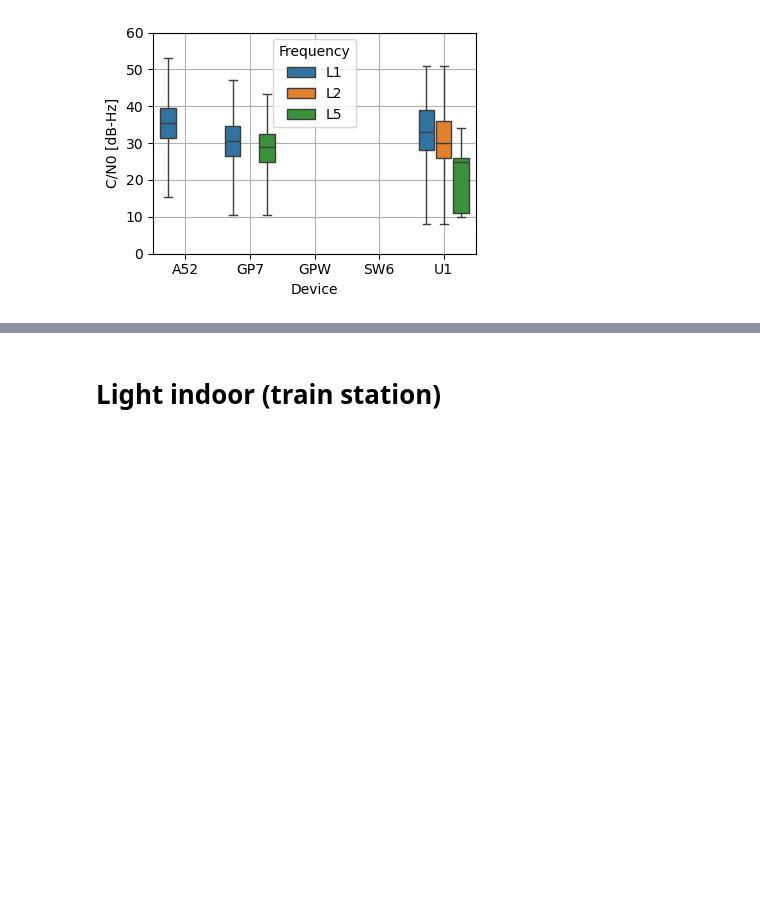
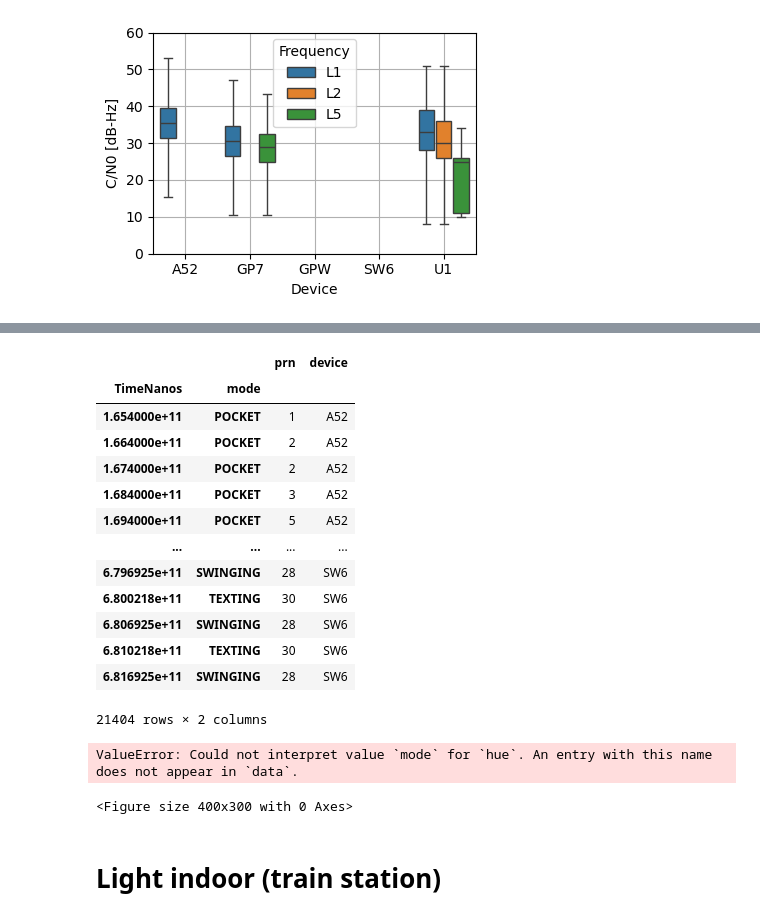
Before and after one commit to agrenier-gnss/MimirAnalyzer, a Jupyter notebook: 2024_Dataset_GEOLOC/measurement_analysis.ipynb, the cells around one changed output, grey strips where cells are left out. Cells and saved outputs as stored; diff of their text form; code cells hidden in the pictures; blank space fills up the shorter version.

```diff
--- a/2024_Dataset_GEOLOC/measurement_analysis.ipynb
+++ b/2024_Dataset_GEOLOC/measurement_analysis.ipynb
@@ -29 +39,10 @@ log_dict = misc.load_files(folder_path, acq_list, device_android, device_uliss,
+# %%
+log_dict = {}
+mode = ['TEXTING']
+
+for device, log in log_android.items():
+    log_dict[device] = log[log['mode'].isin(mode)]
+
+for device, log in log_android.items():
+    log_dict[device] = log[log['mode'].isin(mode)]
 # %%
@@ -56,0 +91,7 @@ plt.gca().get_legend().remove()
+# %%
+#for device, log in log_dict.items():
+#log_dict['GP7']['prn']
+log = log_dict['GP7']
+df = log[['TimeNanos', 'prn', 'mode']]
+df = df.groupby(['TimeNanos', 'mode']).nunique()
+df
@@ -57,3 +113,47 @@ plt.gca().get_legend().remove()
+# %%
+
+df = pd.DataFrame()
+for device, log in log_dict.items():
+    _df = log.reset_index()[['TimeNanos', 'prn', 'mode']]
+    _df = _df.groupby(['TimeNanos', 'mode']).nunique()
+    # if device in device_android:
+    #     _df = log.reset_index()[['TimeNanos', 'prn']]
+    # if device in device_uliss:
+    #     _df = log[['snr', 'mode']]
+    #     _df.rename(columns={'snr':'Cn0DbHz'}, inplace=True)
+    _df['device'] = device
+
+    df = pd.concat([df, _df], axis=0)
+df
+# %% [output]
+|  |  | prn | device |
+| TimeNanos | mode |  |  |
+| 1.654000e+11 | POCKET | 1 | A52 |
+| 1.664000e+11 | POCKET | 2 | A52 |
+| 1.674000e+11 | POCKET | 2 | A52 |
+| 1.684000e+11 | POCKET | 3 | A52 |
+| 1.694000e+11 | POCKET | 5 | A52 |
+| ... | ... | ... | ... |
+| 6.796925e+11 | SWINGING | 28 | SW6 |
+| 6.800218e+11 | TEXTING | 30 | SW6 |
+| 6.806925e+11 | SWINGING | 28 | SW6 |
+| 6.810218e+11 | TEXTING | 30 | SW6 |
+| 6.816925e+11 | SWINGING | 28 | SW6 |
+21404 rows × 2 columns
+# %%
+import seaborn as sns
+plt.figure(figsize=(4,3))
+sns.boxplot(data=df, x='device', y='prn', hue='mode', order = device_android + device_uliss,
+            hue_order=['TEXTING', 'SWINGING', 'POCKET'], whis=(0, 100), gap=.1)
+plt.ylim((0, 60))
+plt.rc('axes', axisbelow=True)
+plt.grid()
+plt.tight_layout()
+plt.xlabel("Device")
+plt.ylabel("C/N0 [dB-Hz]")
+# %% [output]
+ValueError: Could not interpret value `mode` for `hue`. An entry with this name does not appear in `data`.
+<Figure size 400x300 with 0 Axes>
 # %% [markdown]
 # Light indoor (train station)
 # %%
```
Also changed, not shown: parts of 12 cells of this notebook, 3 other files.
